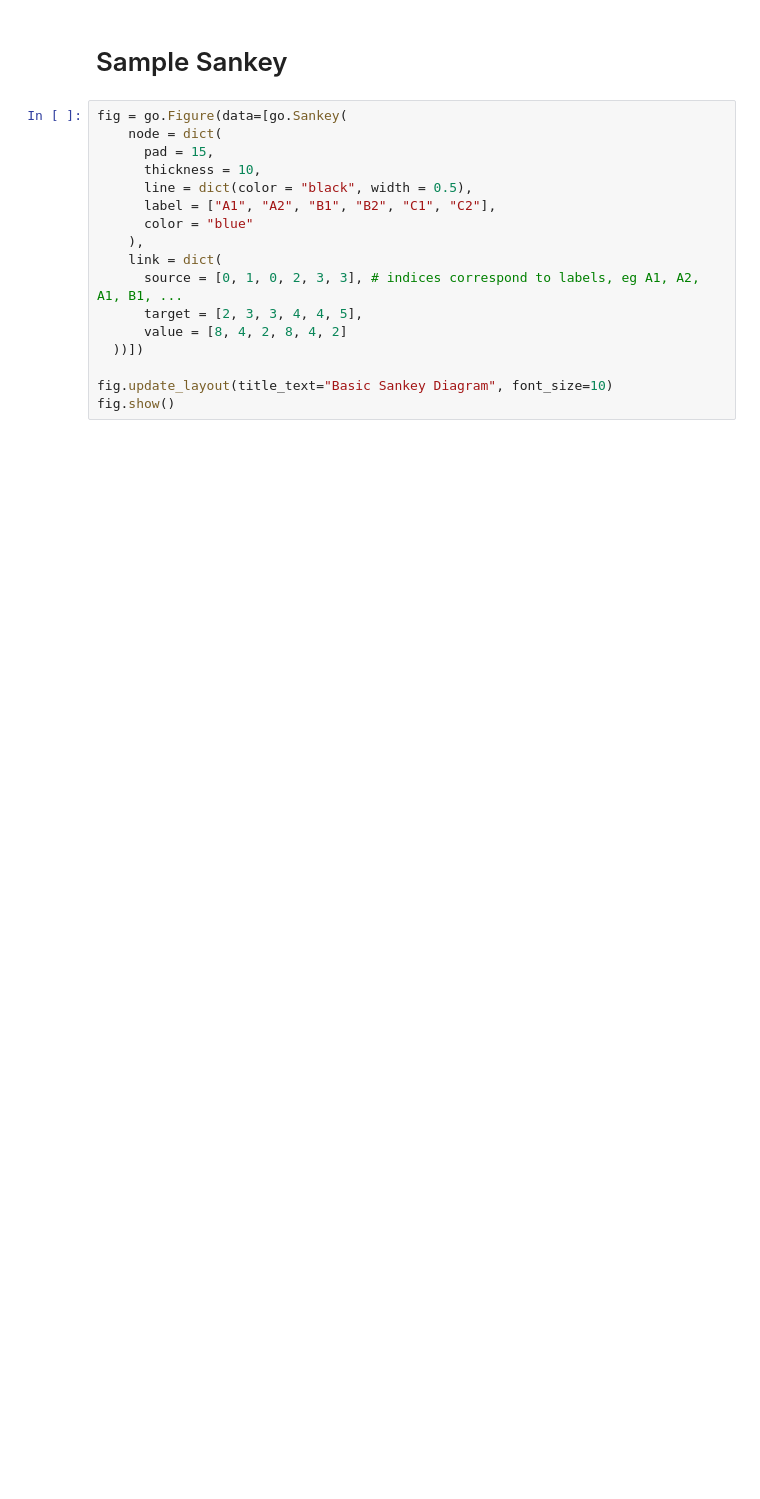
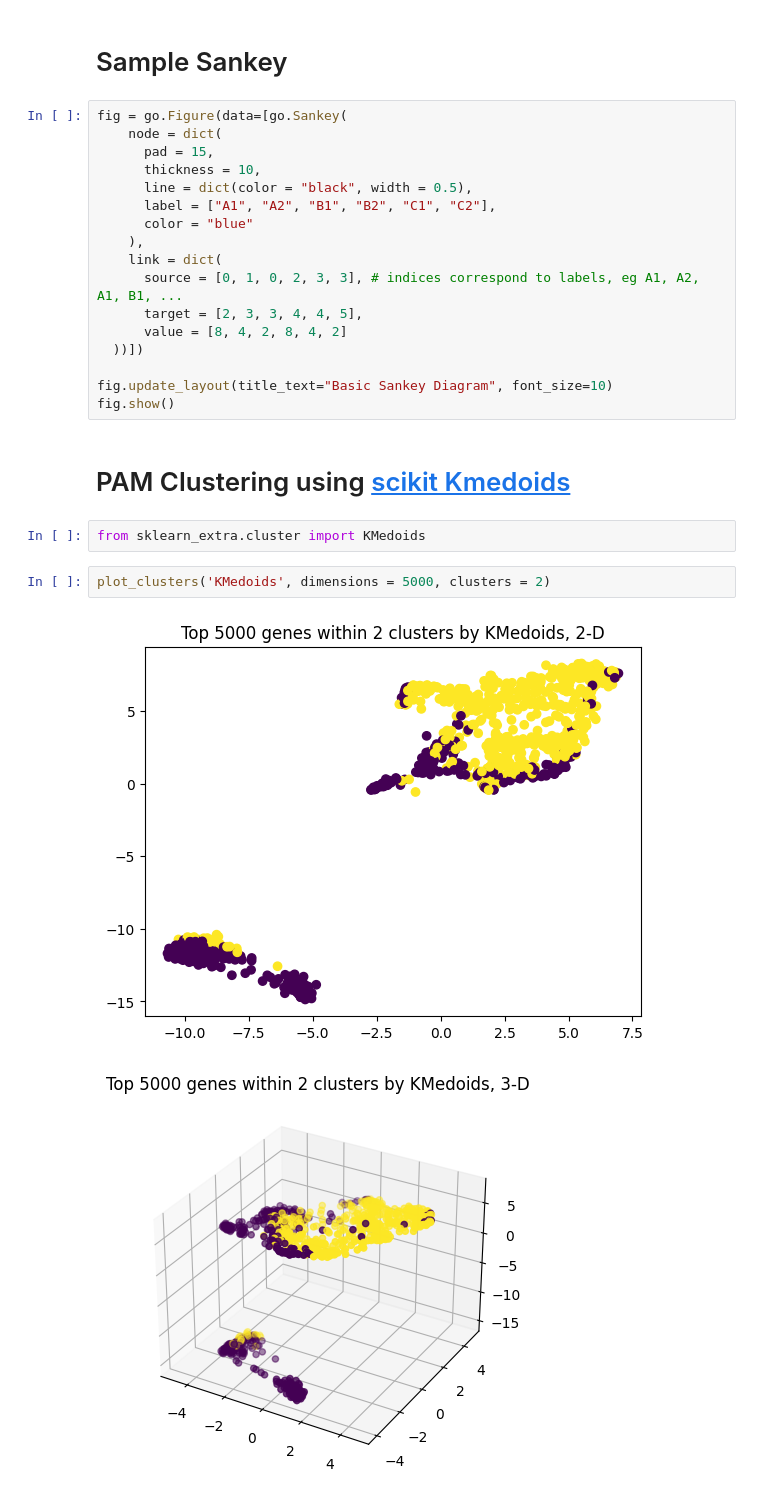
Before and after one commit to sckaff/pediatric-aml-analysis, a Jupyter notebook: Code/Assignment_3.ipynb, the cells around one changed output. Cells and saved outputs as stored; diff of their text form; blank space fills up the shorter version.

```diff
--- a/Code/Assignment_3.ipynb
+++ b/Code/Assignment_3.ipynb
@@ -85,3 +84,12 @@ fig = go.Figure(data=[go.Sankey(
 
 fig.update_layout(title_text="Basic Sankey Diagram", font_size=10)
 fig.show()
+# %% [markdown]
+# PAM Clustering using [scikit Kmedoids](https://scikit-learn-extra.readthedocs.io/en/stable/install.html)
+# %%
+from sklearn_extra.cluster import KMedoids
+# %%
+plot_clusters('KMedoids', dimensions = 5000, clusters = 2)
+# %% [output]
+[figure, added]
+[figure, added]
```
Also changed, not shown: parts of 7 cells of this notebook.
